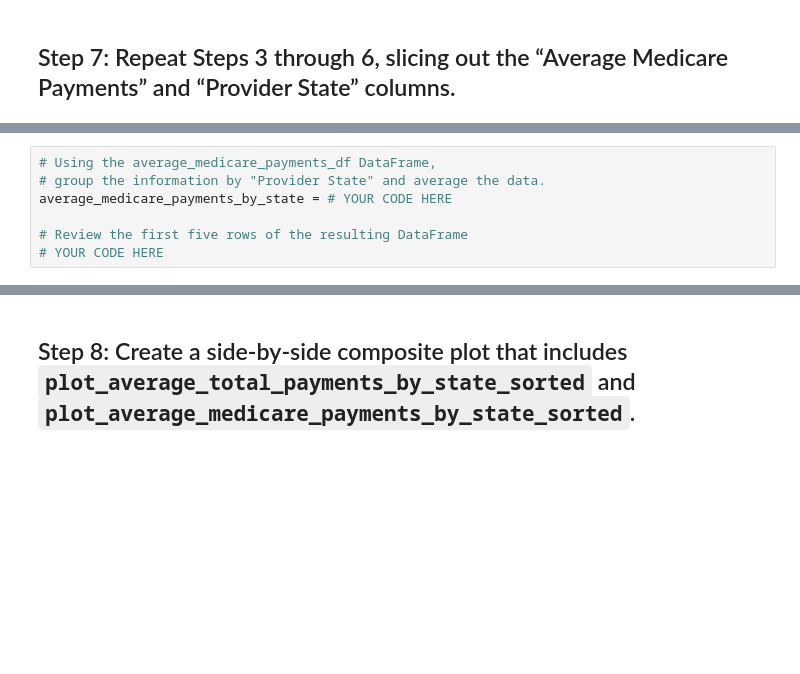
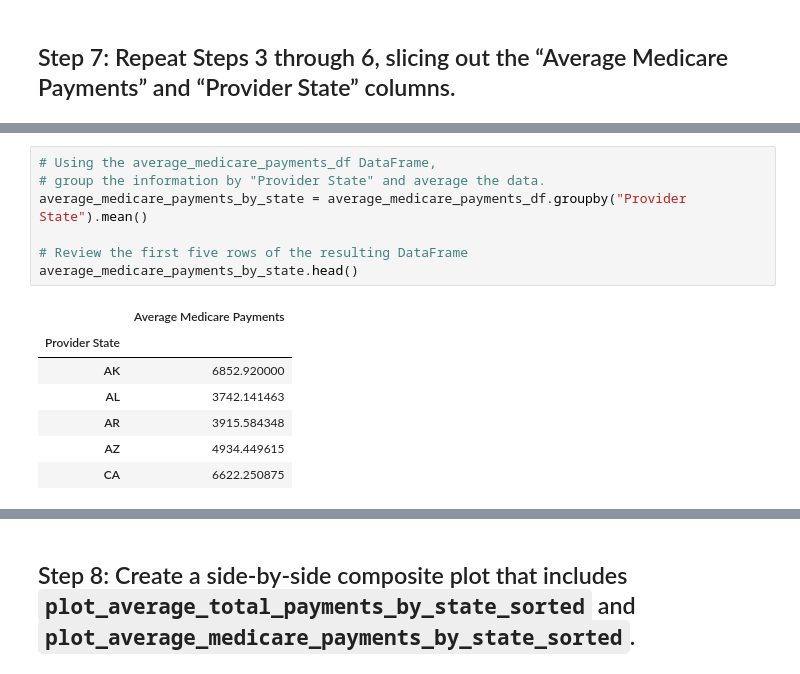
Before and after one commit to MichaelRDionne/Fintech-Workspace, a Jupyter notebook: Module 6/Readings/02-Crafting_Composite_Plots/Unsolved/crafting_composite_plots.ipynb, the cells around one changed output, grey strips where cells are left out. Saved outputs shown, nothing was run; the diff lists cells and outputs as text; blank space fills up the shorter version.

```diff
--- a/Module 6/Readings/02-Crafting_Composite_Plots/Unsolved/crafting_composite_plots.ipynb
+++ b/Module 6/Readings/02-Crafting_Composite_Plots/Unsolved/crafting_composite_plots.ipynb
@@ -159,9 +170,17 @@ average_medicare_payments_df = # YOUR CODE HERE
 # %%
 # Using the average_medicare_payments_df DataFrame,
 # group the information by "Provider State" and average the data.
-average_medicare_payments_by_state = # YOUR CODE HERE
+average_medicare_payments_by_state = average_medicare_payments_df.groupby("Provider State").mean()
 
 # Review the first five rows of the resulting DataFrame
-# YOUR CODE HERE
+average_medicare_payments_by_state.head()
+# %% [output]
+|  | Average Medicare Payments |
+| Provider State |  |
+| AK | 6852.920000 |
+| AL | 3742.141463 |
+| AR | 3915.584348 |
+| AZ | 4934.449615 |
+| CA | 6622.250875 |
 # %%
 # Create a bar chart of the `average_medicare_payments_by_state` DataFrame
```
Also changed, not shown: parts of 6 cells of this notebook, 9 other files.
